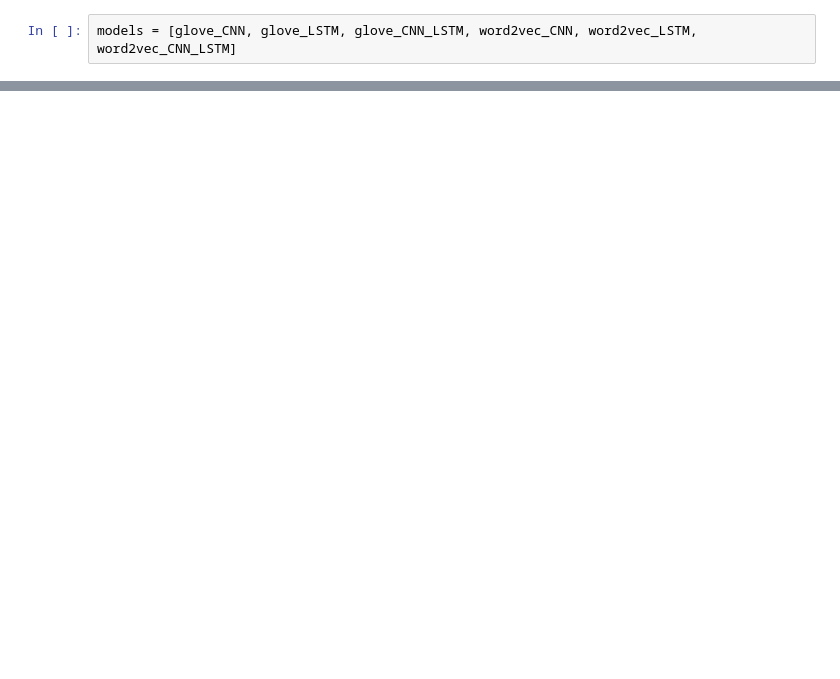
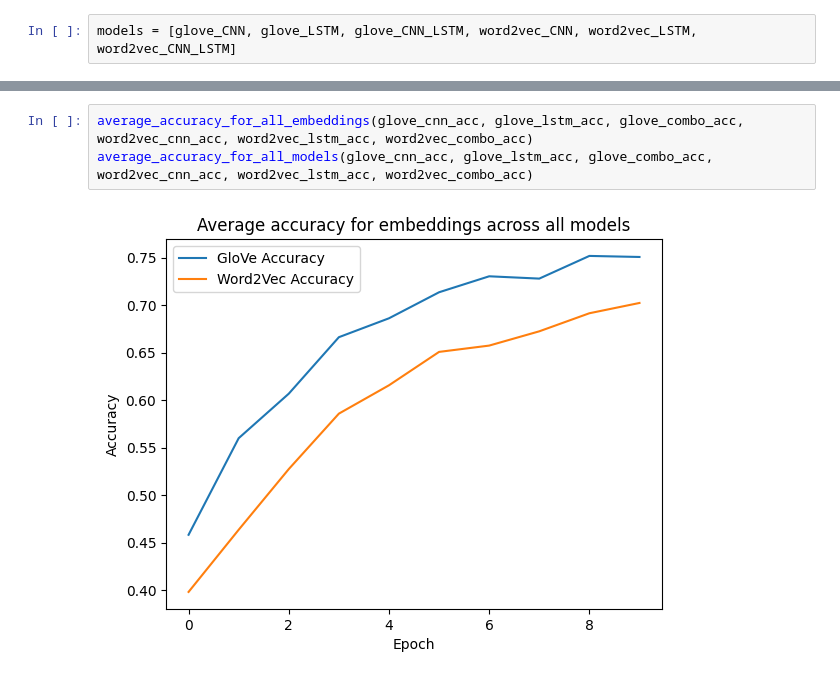
Before and after one commit to jessica-guetre/cnn-lstm-nlp, a Jupyter notebook: main.ipynb, the cells around one changed output, grey strips where cells are left out. Saved outputs shown, nothing was run; the diff lists cells and outputs as text; blank space fills up the shorter version.

```diff
--- a/main.ipynb
+++ b/main.ipynb
@@ -241,0 +121,5 @@ plt.show()
+# %%
+average_accuracy_for_all_embeddings(glove_cnn_acc, glove_lstm_acc, glove_combo_acc, word2vec_cnn_acc, word2vec_lstm_acc, word2vec_combo_acc)
+average_accuracy_for_all_models(glove_cnn_acc, glove_lstm_acc, glove_combo_acc, word2vec_cnn_acc, word2vec_lstm_acc, word2vec_combo_acc)
+# %% [output]
+[figure, added]
```
Also changed, not shown: parts of 11 cells of this notebook, 2 other files.
